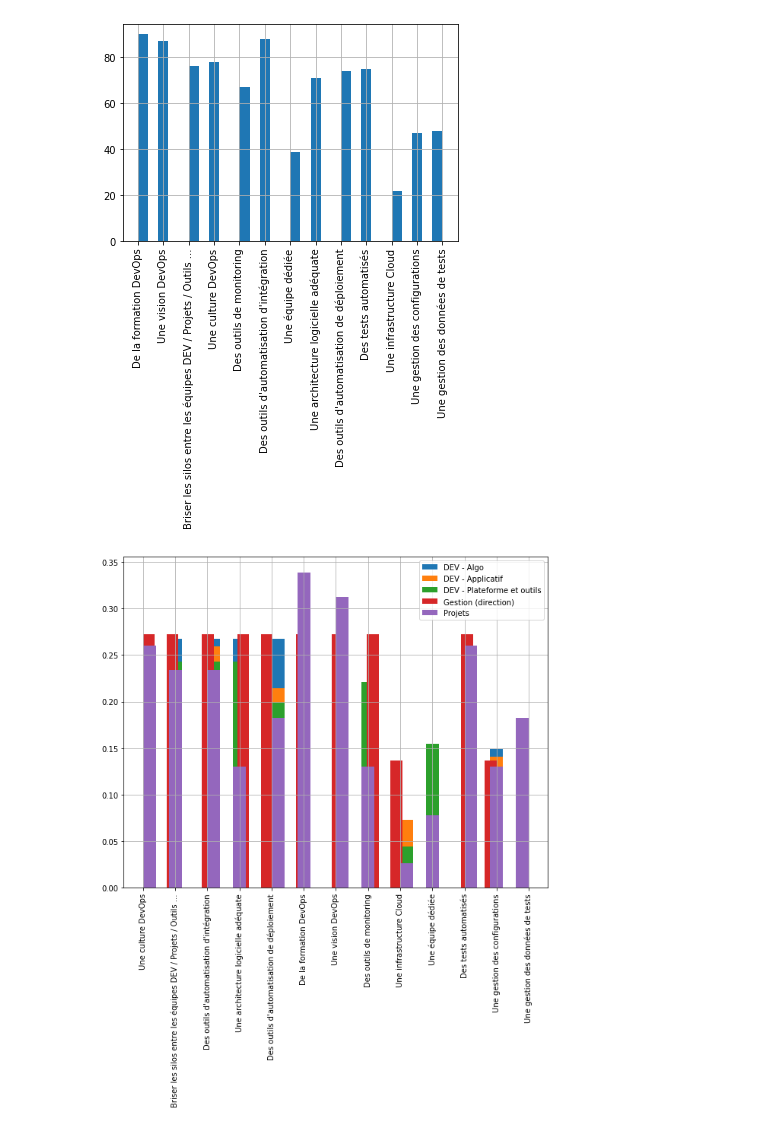
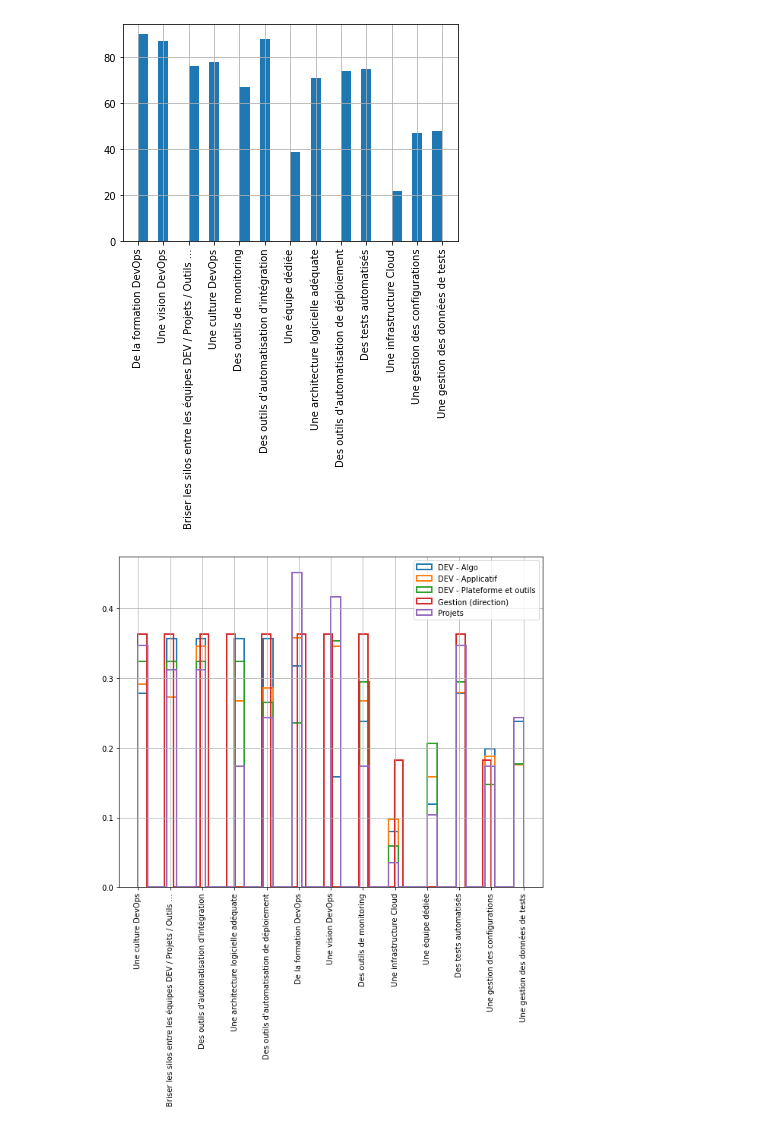
Before and after one commit to delemarchand2020/testColab, a Jupyter notebook: AnalyseSondageDevops.ipynb, the cells around one changed output. Cells and saved outputs as stored; diff of their text form; code cells hidden in the pictures.

```diff
--- a/AnalyseSondageDevops.ipynb
+++ b/AnalyseSondageDevops.ipynb
@@ -93,23 +98,23 @@ dummy = new_df[0].hist(xrot=90, density=False, bins=30)
 # %%
 #@title Classement des requis pour faire du Devops selon les secteurs
 new_df = df.loc[:,['Mon secteur/groupe','Selon vous, pour faire du DevOps, il faut quoi ?']]
 new_cols = new_df['Selon vous, pour faire du DevOps, il faut quoi ?'].str.split(';', expand=True)
 new_df = pd.concat([new_df, new_cols], axis=1)
 new_df = new_df.drop(columns=['Selon vous, pour faire du DevOps, il faut quoi ?'])
 new_df = new_df.stack().reset_index()
 new_data = []
 secteur_name = ''
 for x in new_df.values:
   if x[1] == 'Mon secteur/groupe':
     secteur_name = x[2]
     continue
   if x[2] != '':
     new_data.append([secteur_name, x[2]])
 
 new_df_2 = pd.DataFrame(new_data,columns=['secteur', 'item_pour_faire_devops'])
 new_df_2
 
 plt.figure(figsize=[10,8])
-dummy = new_df_2.groupby('secteur')['item_pour_faire_devops'].hist(legend=True, density=True, bins=30, xrot=90)
+dummy = new_df_2.groupby('secteur')['item_pour_faire_devops'].hist(legend=True, density=True, bins=40, xrot=90, alpha=2, histtype='step', linewidth=2)
 # %% [output]
-[figure, old version]
+[figure, new version]
```
Also changed, not shown: parts of 2 cells of this notebook.
